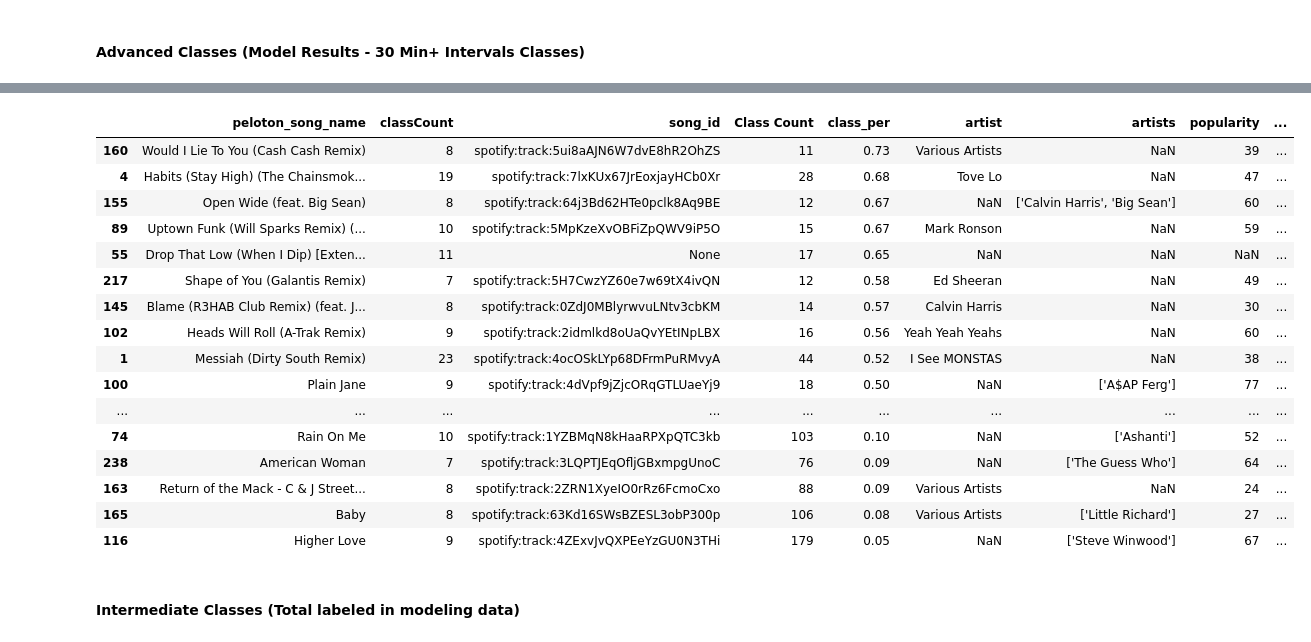
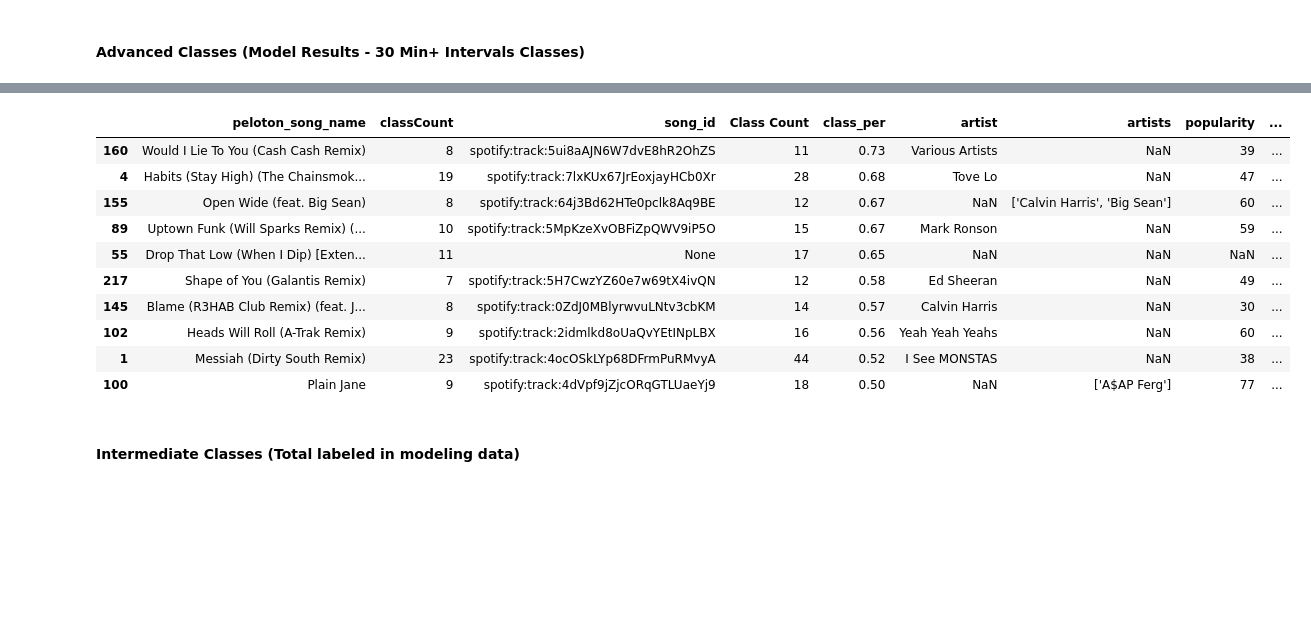
Before and after one commit to amandabgaeta/Peloton-Class-Difficulty-Classification-With-Playlists, a Jupyter notebook: notebooks/3_models_with_writeups/1_Winning_Decision_Tree_manual.ipynb, the cells around one changed output, grey strips where cells are left out. Cells and saved outputs as stored; diff of their text form; code cells hidden in the pictures; blank space fills up the shorter version.

```diff
--- a/notebooks/3_models_with_writeups/1_Winning_Decision_Tree_manual.ipynb
+++ b/notebooks/3_models_with_writeups/1_Winning_Decision_Tree_manual.ipynb
@@ -697,24 +656,18 @@ adv_top_artists_int
 # %%
 # Preview songs
-adv_top_songs_int
+adv_top_songs_int[:10]
 # %% [output]
 |  | peloton_song_name | classCount | song_id | Class Count | class_per | artist | artists | popularity | ... |
 | 160 | Would I Lie To You (Cash Cash Remix) | 8 | spotify:track:5ui8aAJN6W7dvE8hR2OhZS | 11 | 0.73 | Various Artists | NaN | 39 | ... |
 | 4 | Habits (Stay High) (The Chainsmok... | 19 | spotify:track:7lxKUx67JrEoxjayHCb0Xr | 28 | 0.68 | Tove Lo | NaN | 47 | ... |
 | 155 | Open Wide (feat. Big Sean) | 8 | spotify:track:64j3Bd62HTe0pclk8Aq9BE | 12 | 0.67 | NaN | ['Calvin Harris', 'Big Sean'] | 60 | ... |
 | 89 | Uptown Funk (Will Sparks Remix) (... | 10 | spotify:track:5MpKzeXvOBFiZpQWV9iP5O | 15 | 0.67 | Mark Ronson | NaN | 59 | ... |
 | 55 | Drop That Low (When I Dip) [Exten... | 11 | None | 17 | 0.65 | NaN | NaN | NaN | ... |
 | 217 | Shape of You (Galantis Remix) | 7 | spotify:track:5H7CwzYZ60e7w69tX4ivQN | 12 | 0.58 | Ed Sheeran | NaN | 49 | ... |
 | 145 | Blame (R3HAB Club Remix) (feat. J... | 8 | spotify:track:0ZdJ0MBlyrwvuLNtv3cbKM | 14 | 0.57 | Calvin Harris | NaN | 30 | ... |
 | 102 | Heads Will Roll (A-Trak Remix) | 9 | spotify:track:2idmlkd8oUaQvYEtINpLBX | 16 | 0.56 | Yeah Yeah Yeahs | NaN | 60 | ... |
 | 1 | Messiah (Dirty South Remix) | 23 | spotify:track:4ocOSkLYp68DFrmPuRMvyA | 44 | 0.52 | I See MONSTAS | NaN | 38 | ... |
 | 100 | Plain Jane | 9 | spotify:track:4dVpf9jZjcORqGTLUaeYj9 | 18 | 0.50 | NaN | ['A$AP Ferg'] | 77 | ... |
-| ... | ... | ... | ... | ... | ... | ... | ... | ... | ... |
-| 74 | Rain On Me | 10 | spotify:track:1YZBMqN8kHaaRPXpQTC3kb | 103 | 0.10 | NaN | ['Ashanti'] | 52 | ... |
-| 238 | American Woman | 7 | spotify:track:3LQPTJEqOfljGBxmpgUnoC | 76 | 0.09 | NaN | ['The Guess Who'] | 64 | ... |
-| 163 | Return of the Mack - C & J Street... | 8 | spotify:track:2ZRN1XyeIO0rRz6FcmoCxo | 88 | 0.09 | Various Artists | NaN | 24 | ... |
-| 165 | Baby | 8 | spotify:track:63Kd16SWsBZESL3obP300p | 106 | 0.08 | Various Artists | ['Little Richard'] | 27 | ... |
-| 116 | Higher Love | 9 | spotify:track:4ZExvJvQXPEeYzGU0N3THi | 179 | 0.05 | NaN | ['Steve Winwood'] | 67 | ... |
 # %% [markdown]
 #### Intermediate Classes (Total labeled in modeling data) <a id="TopAandS_Inter"></a>
 # %%
```
Also changed, not shown: parts of 20 cells of this notebook, 3 other files.
